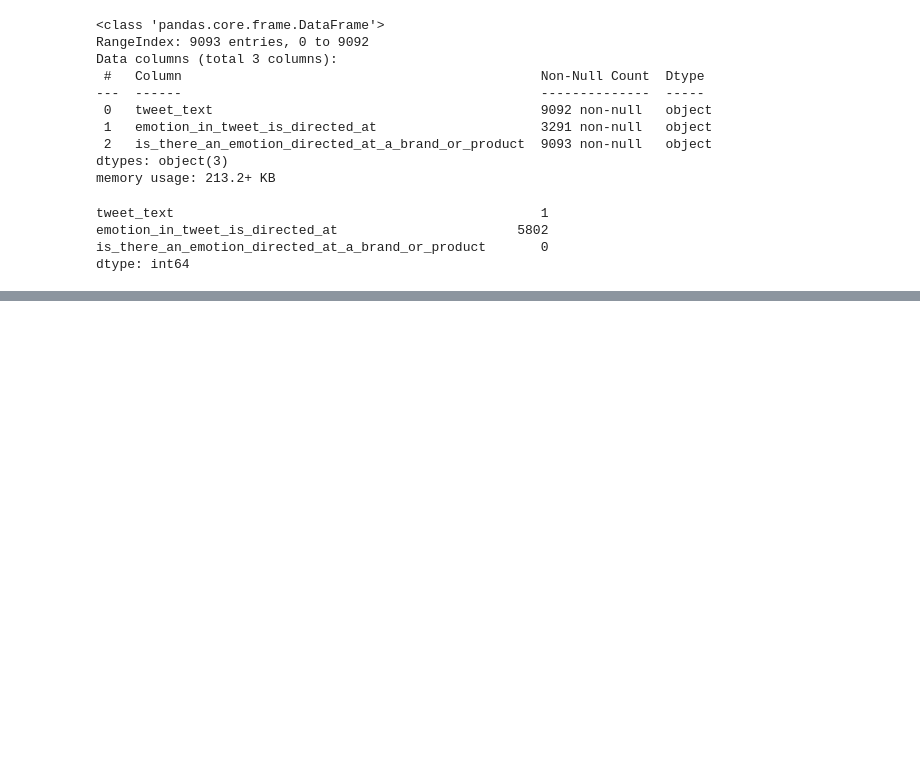
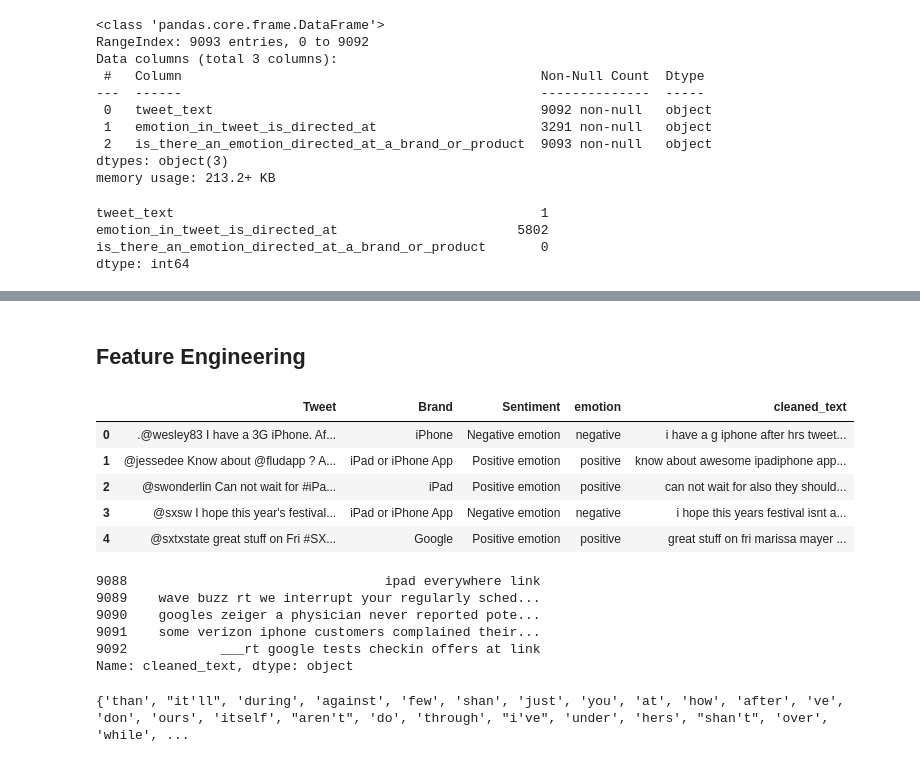
Before and after one commit to lorenaterah/Sentiment-Analysis-NLP, a Jupyter notebook: index.ipynb, the cells around one changed output, grey strips where cells are left out. Saved outputs shown, nothing was run; the diff lists cells and outputs as text; code cells hidden in the pictures; blank space fills up the shorter version.

```diff
--- a/index.ipynb
+++ b/index.ipynb
@@ -41,0 +209,2 @@ dtype: int64
+# %%
+df.drop_duplicates(inplace=True)
@@ -41,0 +274,44 @@ dtype: int64
+# %% [markdown]
+## Feature Engineering
+# %%
+def categorize_emotion(row):
+    if row['Sentiment'] == 'No emotion toward brand or product':
+        return 'neutral'
+    elif row['Sentiment'] == 'Positive emotion':
+        return 'positive'
+    elif row['Sentiment'] == 'Negative emotion':
+        return 'negative'
+    else:
+        return 'neutral'
+
+df['emotion'] = df.apply(categorize_emotion, axis=1)
+# %%
+df['cleaned_text'] = df['Tweet'].str.lower().str.strip()
+# %%
+def clean_tweet(text):
+    text = re.sub(r'http\S+|www\S+|@\w+|#\w+', '', text)  # URLs, mentions, hashtags
+    text = re.sub(r'[^\x00-\x7F]+', '', text)             # non-ASCII chars
+    text = re.sub(r'\d+', '', text)                       # numbers
+    text = re.sub(r'[^\w\s]', '', text)                  # punctuation
+    text = re.sub(r'\s+', ' ', text).strip()            # extra whitespace
+    return text
+
+df['cleaned_text'] = df['cleaned_text'].apply(clean_tweet)
+# %%
+df.head()
+# %% [output]
+|  | Tweet | Brand | Sentiment | emotion | cleaned_text |
+| 0 | .@wesley83 I have a 3G iPhone. Af... | iPhone | Negative emotion | negative | i have a g iphone after hrs tweet... |
+| 1 | @jessedee Know about @fludapp ? A... | iPad or iPhone App | Positive emotion | positive | know about awesome ipadiphone app... |
+| 2 | @swonderlin Can not wait for #iPa... | iPad | Positive emotion | positive | can not wait for also they should... |
+| 3 | @sxsw I hope this year's festival... | iPad or iPhone App | Negative emotion | negative | i hope this years festival isnt a... |
+| 4 | @sxtxstate great stuff on Fri #SX... | Google | Positive emotion | positive | great stuff on fri marissa mayer ... |
+# %%
+df['cleaned_text'].tail()
+# %% [output]
+9088                                 ipad everywhere link
+9089    wave buzz rt we interrupt your regularly sched...
+9090    googles zeiger a physician never reported pote...
+9091    some verizon iphone customers complained their...
+9092            ___rt google tests checkin offers at link
+Name: cleaned_text, dtype: object
@@ -41,0 +320,5 @@ dtype: int64
+# %%
+stopwords_list=set(stopwords.words('english'))
+print(stopwords_list)
+# %% [output]
+{'than', "it'll", 'during', 'against', 'few', 'shan', 'just', 'you', 'at', 'how', 'after', 've', 'don', 'ours', 'itself', "aren't", 'do', 'through', "i've", 'under', 'hers', "shan't", 'over', 'while', ...
```
Also changed, not shown: parts of 36 cells of this notebook, 1 other file.
